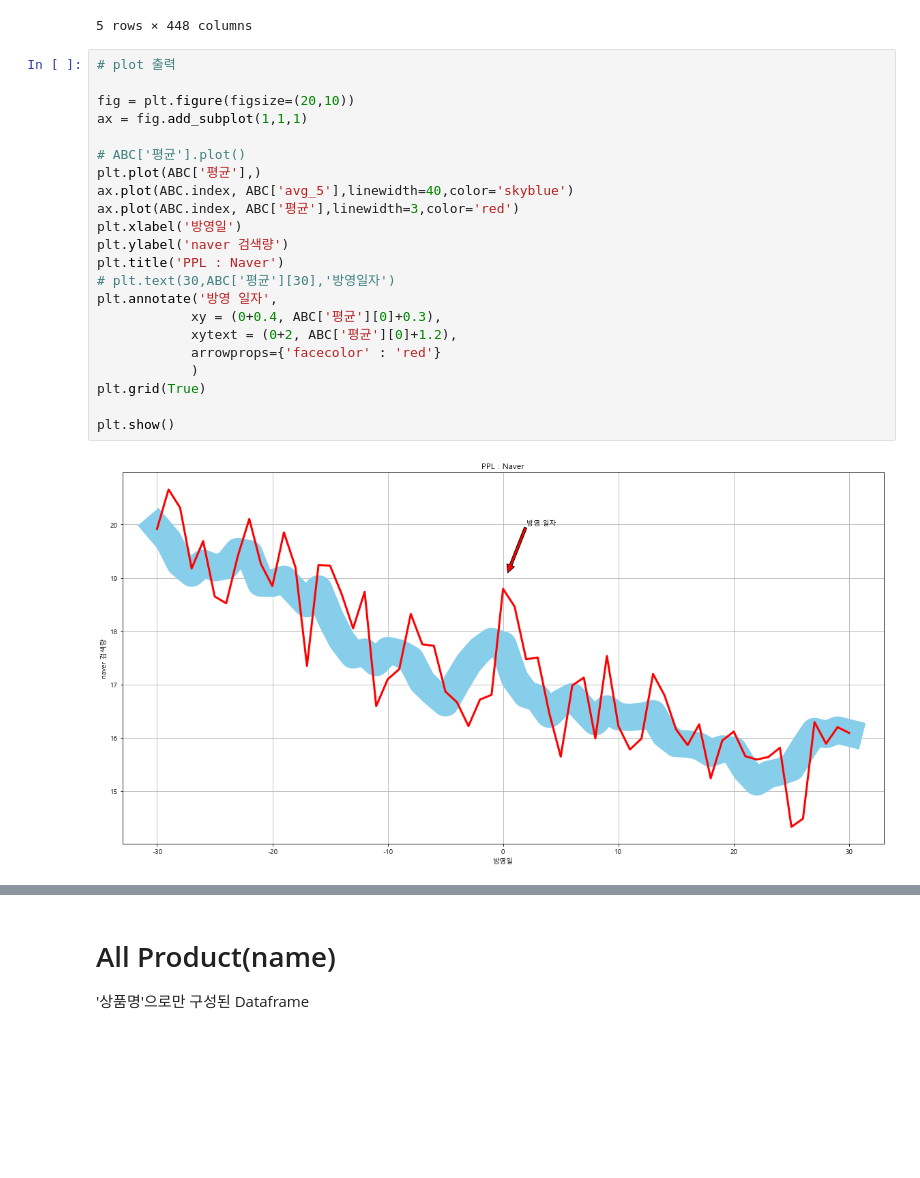
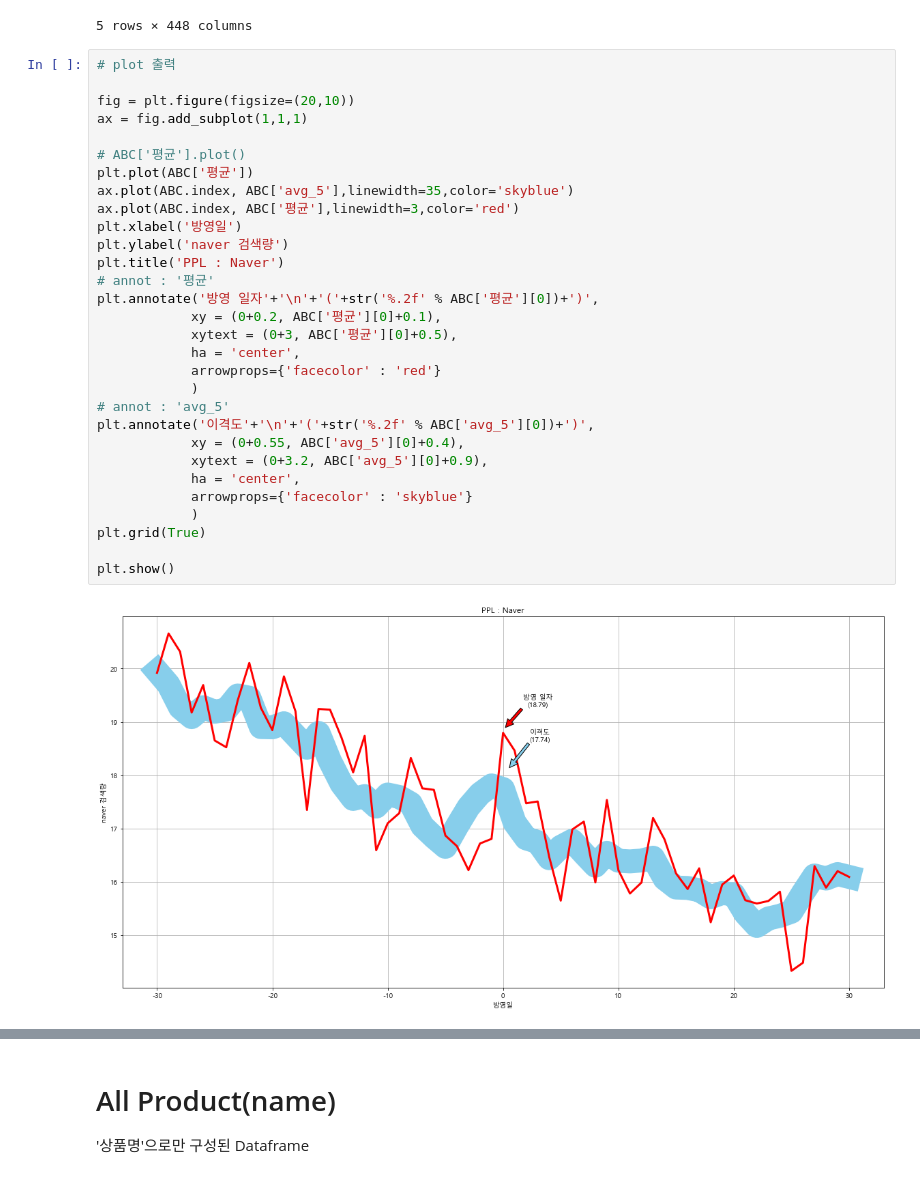
Before and after one commit to kdy7710/Bigdata_Team_Project, a Jupyter notebook: PPL프로젝트용 파일 모음/PPL_Analytics.ipynb, the cells around one changed output, grey strips where cells are left out. Saved outputs shown, nothing was run; the diff lists cells and outputs as text; blank space fills up the shorter version.

```diff
--- a/PPL프로젝트용 파일 모음/PPL_Analytics.ipynb
+++ b/PPL프로젝트용 파일 모음/PPL_Analytics.ipynb
@@ -92,24 +94,32 @@ ABC.head()
 # %%
 # plot 출력
 
 fig = plt.figure(figsize=(20,10))
 ax = fig.add_subplot(1,1,1)
 
 # ABC['평균'].plot()
-plt.plot(ABC['평균'],)
-ax.plot(ABC.index, ABC['avg_5'],linewidth=40,color='skyblue')
+plt.plot(ABC['평균'])
+ax.plot(ABC.index, ABC['avg_5'],linewidth=35,color='skyblue')
 ax.plot(ABC.index, ABC['평균'],linewidth=3,color='red')
 plt.xlabel('방영일')
 plt.ylabel('naver 검색량')
 plt.title('PPL : Naver')
-# plt.text(30,ABC['평균'][30],'방영일자')
-plt.annotate('방영 일자',
-            xy = (0+0.4, ABC['평균'][0]+0.3),
-            xytext = (0+2, ABC['평균'][0]+1.2),
+# annot : '평균'
+plt.annotate('방영 일자'+'\n'+'('+str('%.2f' % ABC['평균'][0])+')',
+            xy = (0+0.2, ABC['평균'][0]+0.1),
+            xytext = (0+3, ABC['평균'][0]+0.5),
+            ha = 'center',
             arrowprops={'facecolor' : 'red'}
+            )
+# annot : 'avg_5'
+plt.annotate('이격도'+'\n'+'('+str('%.2f' % ABC['avg_5'][0])+')',
+            xy = (0+0.55, ABC['avg_5'][0]+0.4),
+            xytext = (0+3.2, ABC['avg_5'][0]+0.9),
+            ha = 'center',
+            arrowprops={'facecolor' : 'skyblue'}
             )
 plt.grid(True)
 
 plt.show()
 # %% [output]
-[figure, old version]
+[figure, new version]
```
Also changed, not shown: parts of 9 cells of this notebook, 1 other file.
